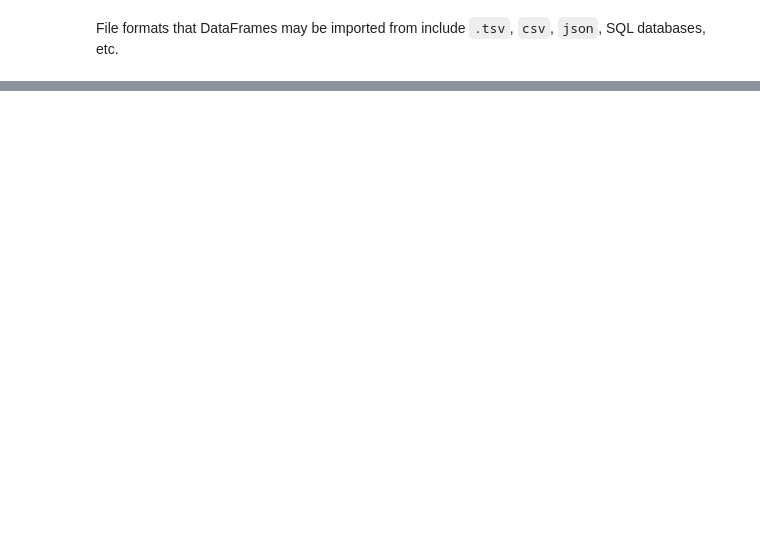
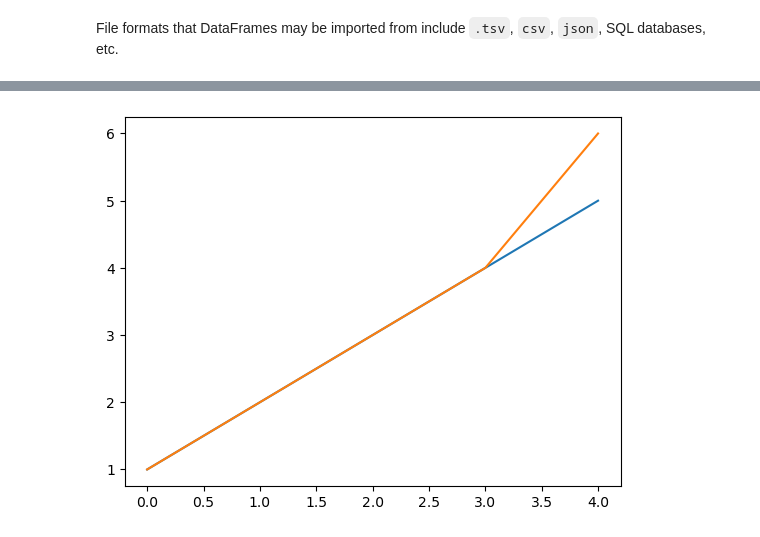
Before and after one commit to francis-ohara/intro-to-data-science, a Jupyter notebook: notebooks/5-matplotlib-exercise.ipynb, the cells around one changed output, grey strips where cells are left out. Saved outputs shown, nothing was run; the diff lists cells and outputs as text; code cells hidden in the pictures; blank space fills up the shorter version.

```diff
--- a/notebooks/5-matplotlib-exercise.ipynb
+++ b/notebooks/5-matplotlib-exercise.ipynb
@@ -121,0 +170,6 @@ File formats that DataFrames may be imported from include `.tsv`, `csv`, `json`,
+# %%
+plt.plot([1, 2, 3, 4, 5])
+plt.plot([1, 2, 3, 4, 6])  # last value is changed to 6 to illustrate concept
+plt.show()
+# %% [output]
+[figure, added]
```
Also changed, not shown: parts of 24 cells of this notebook, 1 other file.
